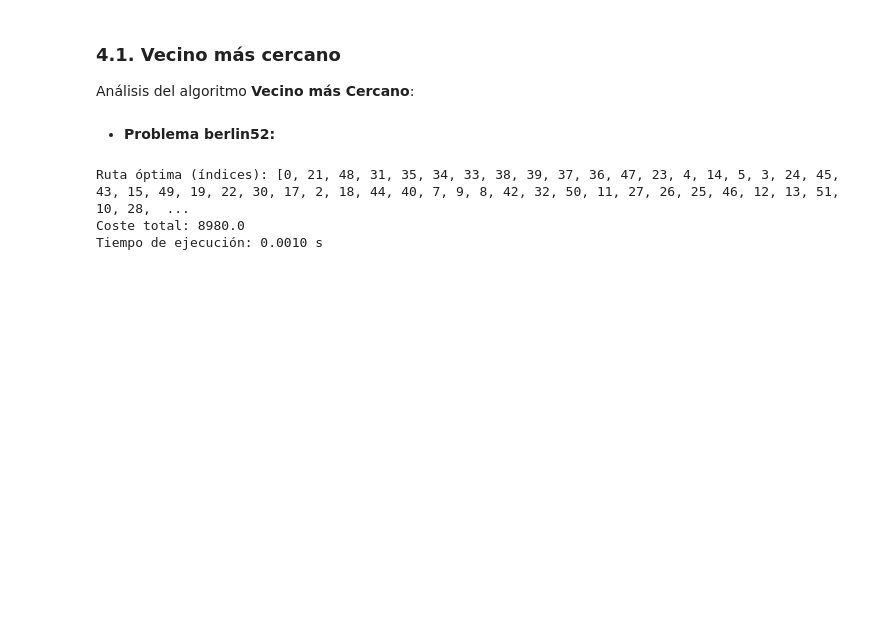
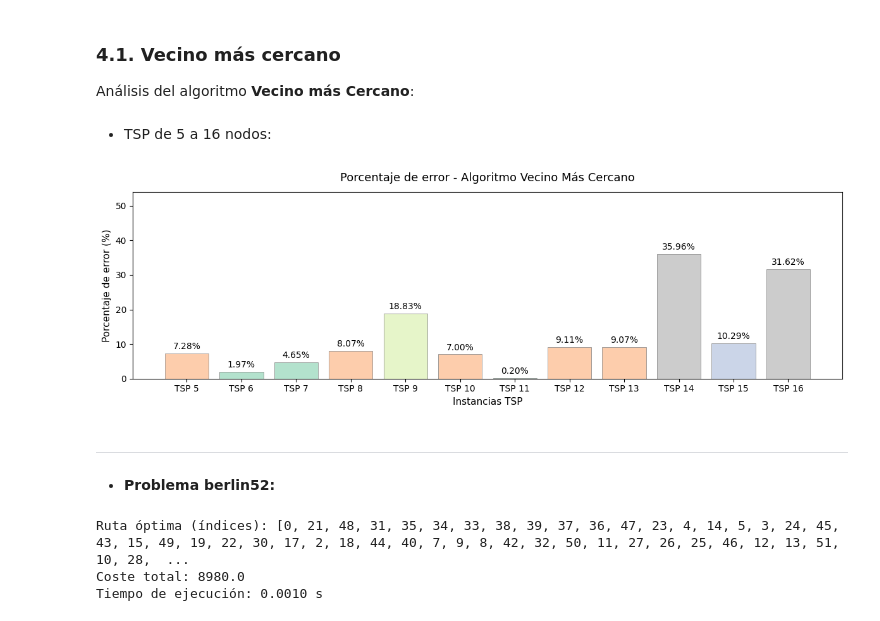
Before and after one commit to PabloMendieta03/TSP_Classical_Solutions, a Jupyter notebook: classical_solution.ipynb, the cells around one changed output. Drawn from its saved outputs; the diff is of its cells as text; code cells hidden in the pictures; blank space fills up the shorter version.

Commit message:
Resultados

```diff
--- a/classical_solution.ipynb
+++ b/classical_solution.ipynb
@@ -101,7 +101,7 @@ Distancia total del tour:
 sizes = []
 times = []
 
-for tsp in TSPs[:8]:
+for tsp in TSPs[:10]:
     nodes = tsp.x
     dist_matrix = tsp.distance_matrices[0]
     _, _, elapsed = classic_algorithms.brute_force(nodes, dist_matrix)
@@ -412,3 +414,5 @@ print(f" forma de la matriz: {D_berlin52.shape}")
 ### 4.1. Vecino más cercano
 
 Análisis del algoritmo **Vecino más Cercano**:
+# %% [markdown]
+* TSP de 5 a 16 nodos:
@@ -415,4 +446,41 @@ Análisis del algoritmo **Vecino más Cercano**:
+# %%
+# Extraer errores y nombres
+errors = [r['porcentaje_error'] for r in resultados_NN]
+tsp_names = [f"TSP {r['index'] + 5}" for r in resultados_NN]
+
+# Normalizar colores
+norm = plt.Normalize(min(errors), max(errors))
+cmap = plt.cm.Pastel2
+colors = cmap(norm(errors))
+
+# Crear gráfico
+plt.figure(figsize=(12, 4))
+bars = plt.bar(tsp_names, errors, color=colors, edgecolor='gray', linewidth=0.5)
+
+# Etiquetas sobre cada barra
+for bar, err in zip(bars, errors):
+    height = bar.get_height()
+    plt.text(
+        bar.get_x() + bar.get_width() / 2,
+        height + max(errors) * 0.02,
+        f'{err:.2f}%',
+        ha='center', va='bottom',
+        fontsize=10,
+        color='black'
+    )
+
+plt.title('Porcentaje de error - Algoritmo Vecino Más Cercano', fontsize=13, pad=12)
+plt.xlabel('Instancias TSP', fontsize=11)
+plt.ylabel('Porcentaje de error (%)', fontsize=11)
+# plt.xticks(rotation=30)
+plt.ylim(0, max(errors) * 1.5)
+plt.tight_layout()
+plt.show()
+# %% [output]
+[figure, added]
 # %% [markdown]
+---
+
 * **Problema berlin52:**
 # %%
 rutaVC_berlin52, costeVC_berlin52, tiempoVC_berlin52 = classic_algorithms.nearest_neighbor(coords_list_berlin52,D_berlin52)
```
Also changed, not shown: parts of 6 cells of this notebook, 4 other files.
